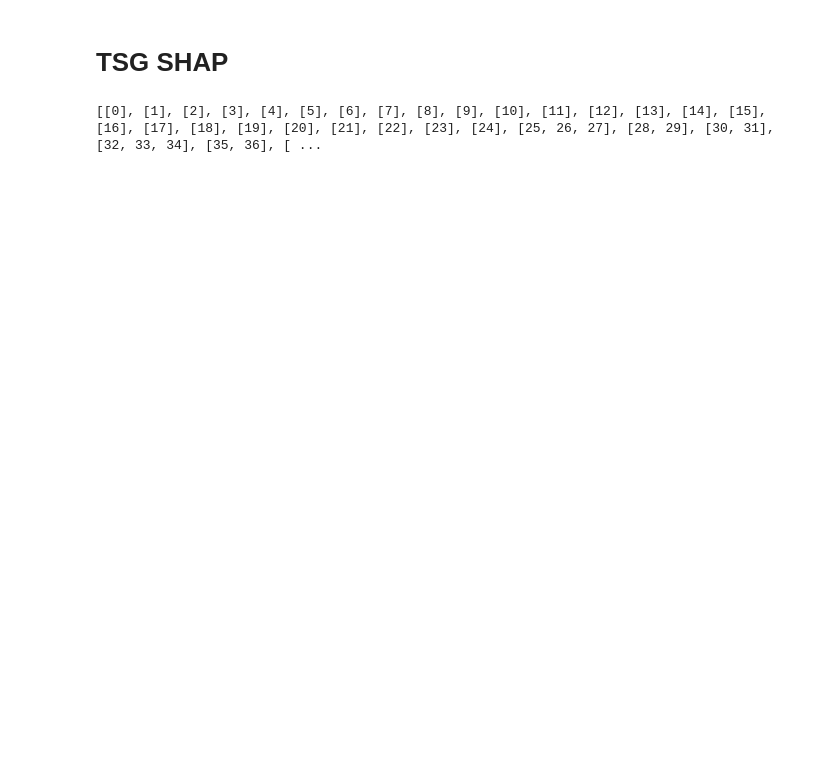
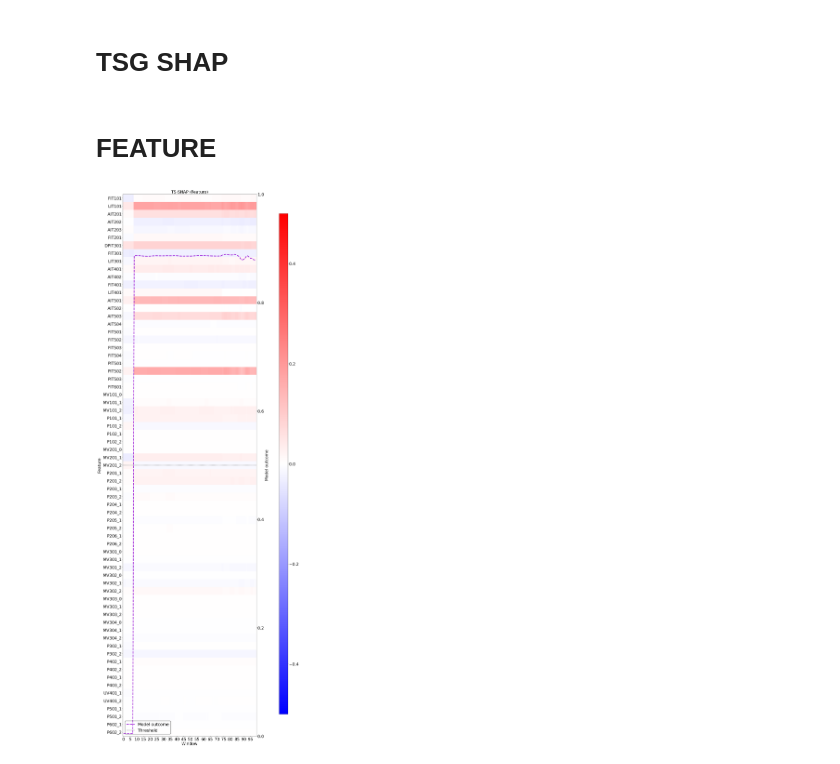
Before and after one commit to CyberDataLab/ShaTS, a Jupyter notebook: example.ipynb, the cells around one changed output. Cells and saved outputs as stored; diff of their text form; code cells hidden in the pictures; blank space fills up the shorter version.

```diff
--- a/example.ipynb
+++ b/example.ipynb
@@ -602,8 +507,17 @@ test = [testDataset[idx] for idx in range(inicio, fin)]
 # %%
-categorical_map_indices_array = []
-for key, value in categorical_map_indices.items():
-    categorical_map_indices_array.append(value)
-
-print(categorical_map_indices_array)
+variables_map_idxs_array = []
+for key, value in variables_map.items():
+    variables_map_idxs_array.append(value)
-# %% [output]
-[[0], [1], [2], [3], [4], [5], [6], [7], [8], [9], [10], [11], [12], [13], [14], [15], [16], [17], [18], [19], [20], [21], [22], [23], [24], [25, 26, 27], [28, 29], [30, 31], [32, 33, 34], [35, 36], [ ...
+# %% [markdown]
+# FEATURE
+# %%
+shapley_class = tsg_shap.TSG_SHAP(model,
+                               support ,
+                               classToExplain = 1,
+                               strategyGrouping=StrategyGrouping.FEATURE)
+
+shapley_values = shapley_class.compute_tsgshap(test)
+# %%
+shapley_class.plot_tsgshap(shapley_values, test)
+# %% [output]
+[figure, added]
```
Also changed, not shown: parts of 22 cells of this notebook, 6 other files.
